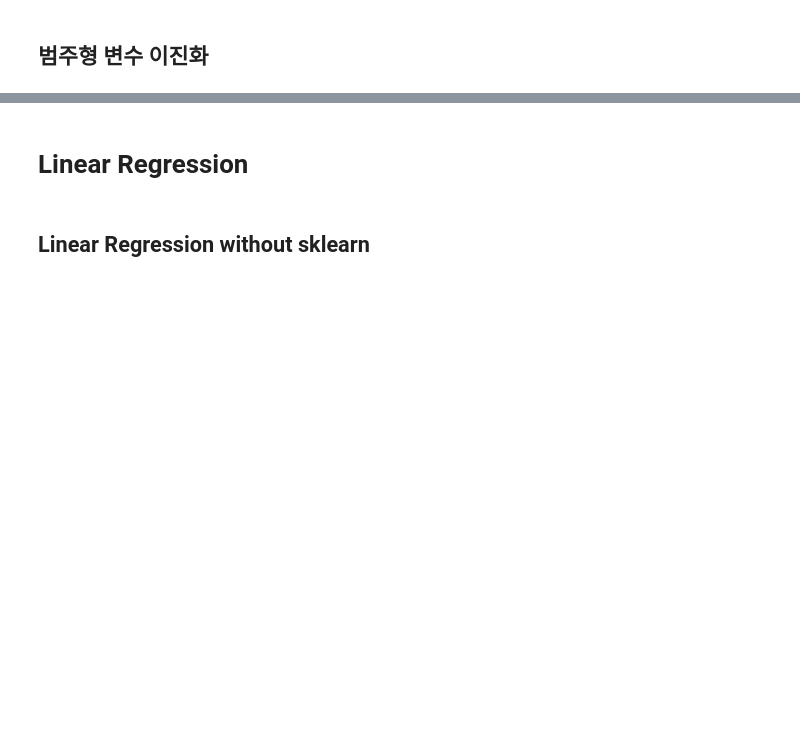
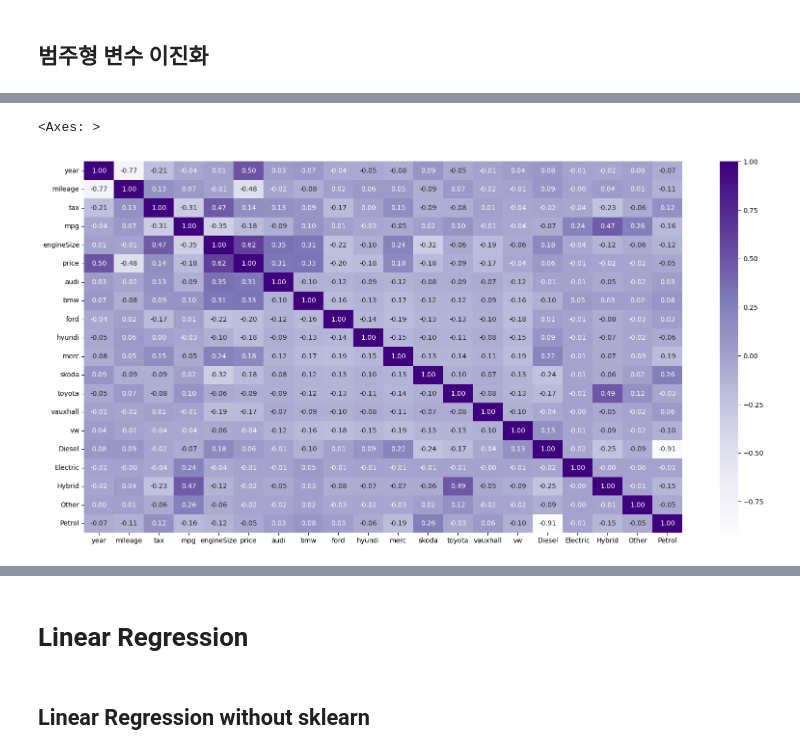
Before and after one commit to ICE-COMMA/ds_introduction, a Jupyter notebook: 2nd homework/linear regression.ipynb, the cells around one changed output, grey strips where cells are left out. Drawn from its saved outputs; the diff is of its cells as text; code cells hidden in the pictures; blank space fills up the shorter version.

```diff
--- a/2nd homework/linear regression.ipynb
+++ b/2nd homework/linear regression.ipynb
@@ -70,2 +103,8 @@ data.head()
 # %% [markdown]
 ## 범주형 변수 이진화
+# %%
+categorical_features = ['brand', 'model', 'fuelType']
+
+for col in categorical_features:
+    print(data[col].value_counts())
+    print()
@@ -71,0 +139,5 @@ data.head()
+# %%
+# 'brand'와 'fuelType'에 대해 원핫 인코딩 진행
+data = pd.concat([data, pd.get_dummies(data['brand'])], axis=1)
+data = pd.concat([data, pd.get_dummies(data['fuelType'])], axis=1)
+data.head()
@@ -71,0 +153,10 @@ data.head()
+# %%
+#categorical feature 삭제
+data.drop(categorical_features, axis=1, inplace = True)
+# %%
+corr = data.corr()
+plt.figure(figsize=(20,10))
+sns.heatmap(corr, annot=True, fmt=".2f" ,cmap='Purples')
+# %% [output]
+<Axes: >
+[figure, added]
```
Also changed, not shown: parts of 12 cells of this notebook.
